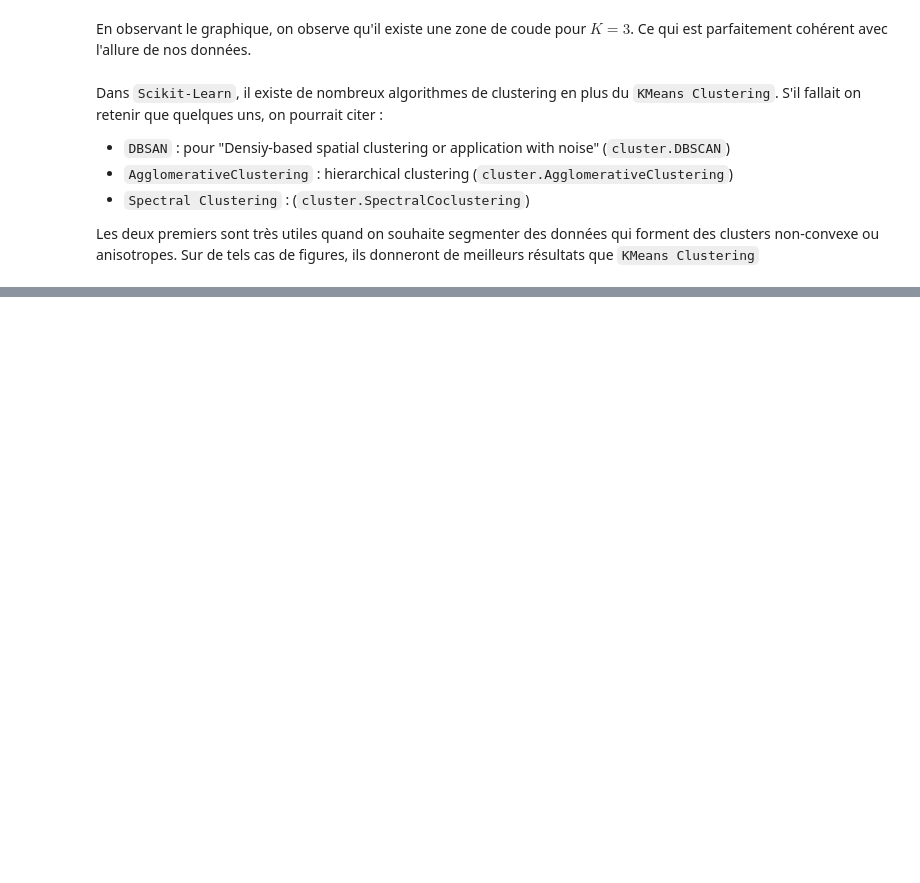
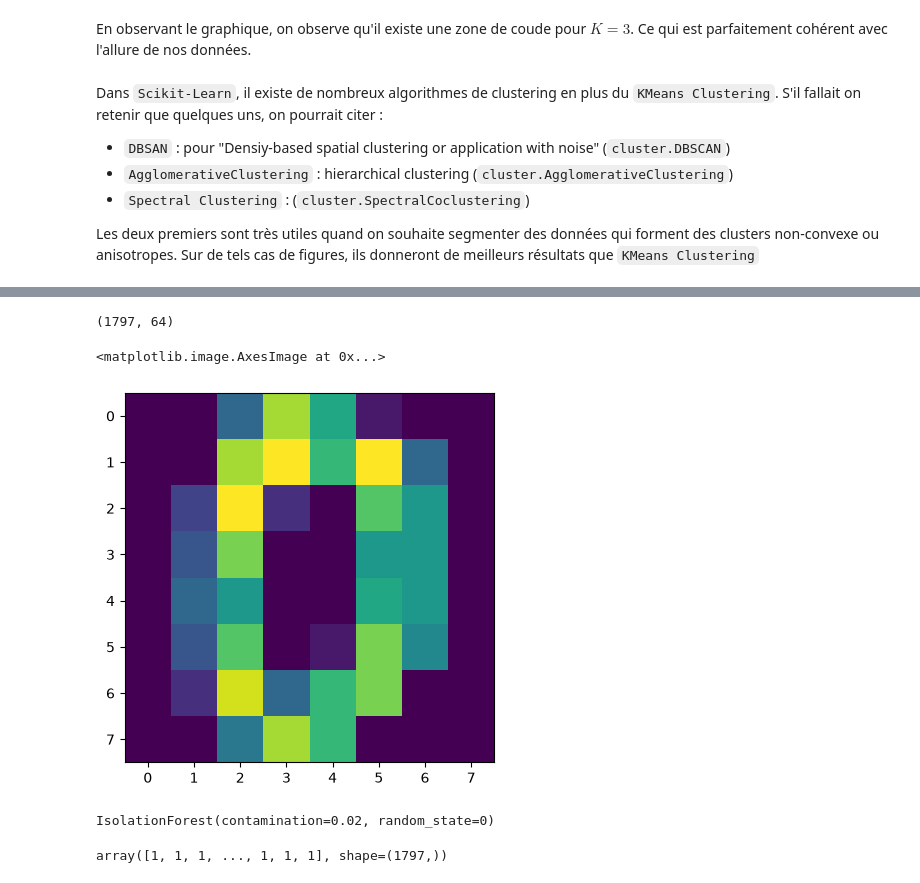
Before and after one commit to JDVegas/AI-Practical_ML-PRO, a Jupyter notebook: Python_Spercial_ML/24_Unsupervised_Learning.ipynb, the cells around one changed output, grey strips where cells are left out. Drawn from its saved outputs; the diff is of its cells as text; code cells hidden in the pictures; blank space fills up the shorter version.

```diff
--- a/Python_Spercial_ML/24_Unsupervised_Learning.ipynb
+++ b/Python_Spercial_ML/24_Unsupervised_Learning.ipynb
@@ -164,0 +229,32 @@ L'idée est la suivante: dans notre dataset, on va effectuer. ... reprendre à 1
+# %%
+# Load the dataset
+digits = load_digits()
+
+# Extract images
+images = digits.images
+
+# Extract data and targets
+X = digits.data
+y = digits.target
+
+# Display the shape
+print(X.shape)
+
+# Display the first digit
+plt.imshow(images[0])
+# %% [output]
+(1797, 64)
+<matplotlib.image.AxesImage at 0x...>
+[figure, added]
+# %%
+# Instantiate the model with a supposed contamination of 2%
+model = IsolationForest(random_state=0, contamination=0.02)
+
+# Fit the model to the data
+model.fit(X)
+# %% [output]
+IsolationForest(contamination=0.02, random_state=0)
+# %%
+model.predict(X)
+# %% [output]
+array([1, 1, 1, ..., 1, 1, 1], shape=(1797,))
```
Also changed, not shown: parts of 14 cells of this notebook.
